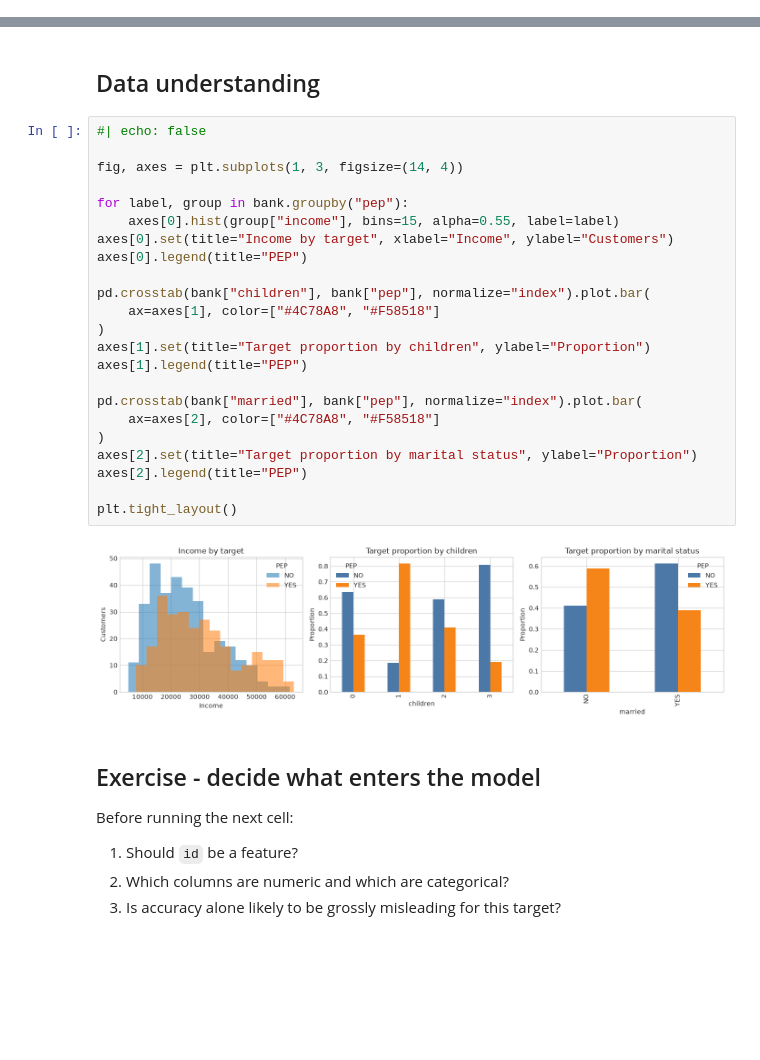
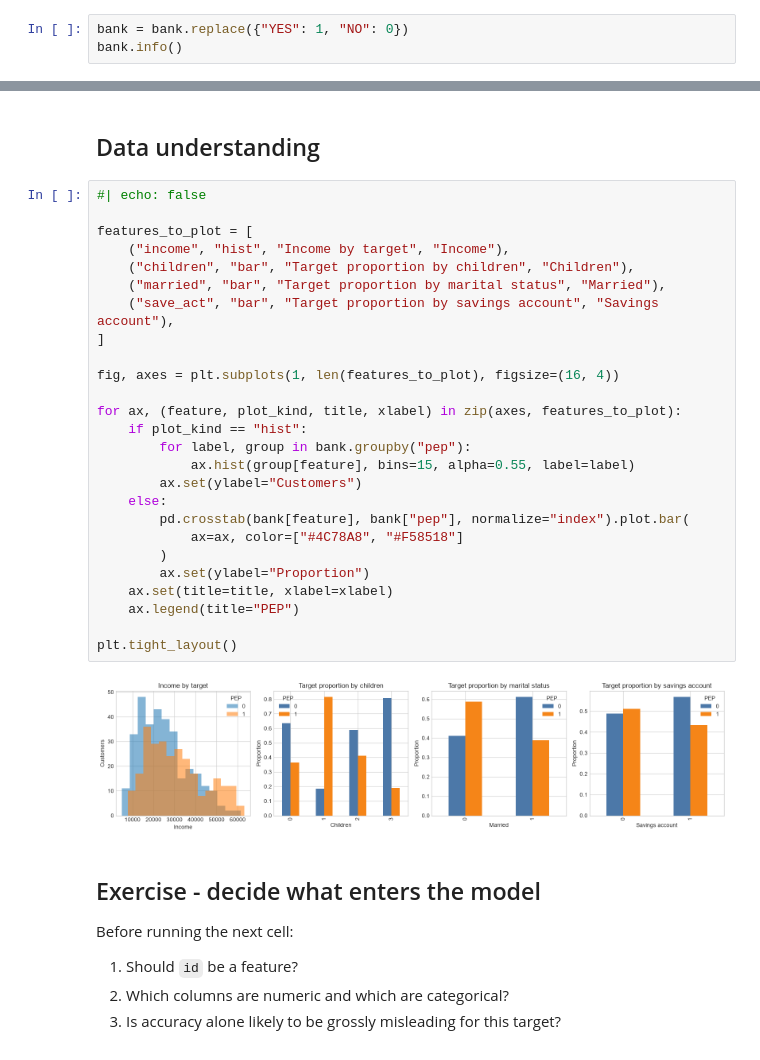
Before and after one commit to w4bo/AA2627-unibo-mldm, a Jupyter notebook: slides/lab-03-classification.ipynb, the cells around one changed output, grey strips where cells are left out. Saved outputs shown, nothing was run; the diff lists cells and outputs as text; folded sections open; blank space fills up the shorter version.

```diff
--- a/slides/lab-03-classification.ipynb
+++ b/slides/lab-03-classification.ipynb
@@ -281,0 +275,3 @@ bank["pep"].value_counts(normalize=True).rename("proportion").to_frame()
+# %%
+bank = bank.replace({"YES": 1, "NO": 0})
+bank.info()
@@ -284,28 +330,31 @@ bank["pep"].value_counts(normalize=True).rename("proportion").to_frame()
 # %%
 #| echo: false
 
-fig, axes = plt.subplots(1, 3, figsize=(14, 4))
+features_to_plot = [
+    ("income", "hist", "Income by target", "Income"),
+    ("children", "bar", "Target proportion by children", "Children"),
+    ("married", "bar", "Target proportion by marital status", "Married"),
+    ("save_act", "bar", "Target proportion by savings account", "Savings account"),
+]
 
-for label, group in bank.groupby("pep"):
-    axes[0].hist(group["income"], bins=15, alpha=0.55, label=label)
-axes[0].set(title="Income by target", xlabel="Income", ylabel="Customers")
-axes[0].legend(title="PEP")
+fig, axes = plt.subplots(1, len(features_to_plot), figsize=(16, 4))
 
-pd.crosstab(bank["children"], bank["pep"], normalize="index").plot.bar(
-    ax=axes[1], color=["#4C78A8", "#F58518"]
-)
-axes[1].set(title="Target proportion by children", ylabel="Proportion")
-axes[1].legend(title="PEP")
-
-pd.crosstab(bank["married"], bank["pep"], normalize="index").plot.bar(
-    ax=axes[2], color=["#4C78A8", "#F58518"]
-)
-axes[2].set(title="Target proportion by marital status", ylabel="Proportion")
-axes[2].legend(title="PEP")
+for ax, (feature, plot_kind, title, xlabel) in zip(axes, features_to_plot):
+    if plot_kind == "hist":
+        for label, group in bank.groupby("pep"):
+            ax.hist(group[feature], bins=15, alpha=0.55, label=label)
+        ax.set(ylabel="Customers")
+    else:
+        pd.crosstab(bank[feature], bank["pep"], normalize="index").plot.bar(
+            ax=ax, color=["#4C78A8", "#F58518"]
+        )
+        ax.set(ylabel="Proportion")
+    ax.set(title=title, xlabel=xlabel)
+    ax.legend(title="PEP")
 
 plt.tight_layout()
 # %% [output]
-[figure, old version]
+[figure, new version]
 # %% [markdown]
 ## Exercise - decide what enters the model
 
```
Also changed, not shown: parts of 31 cells of this notebook, 1 other file.
